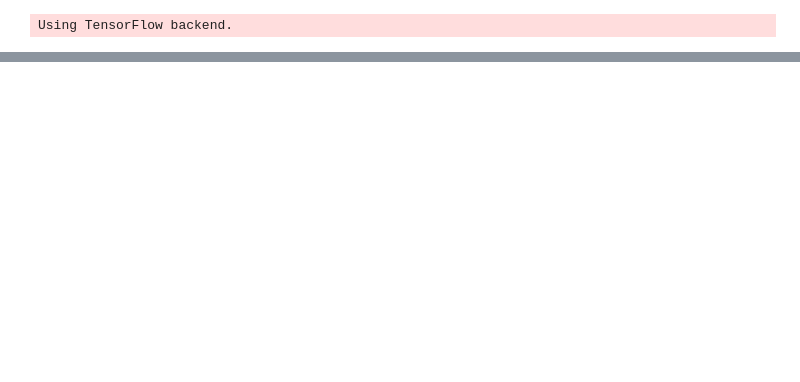
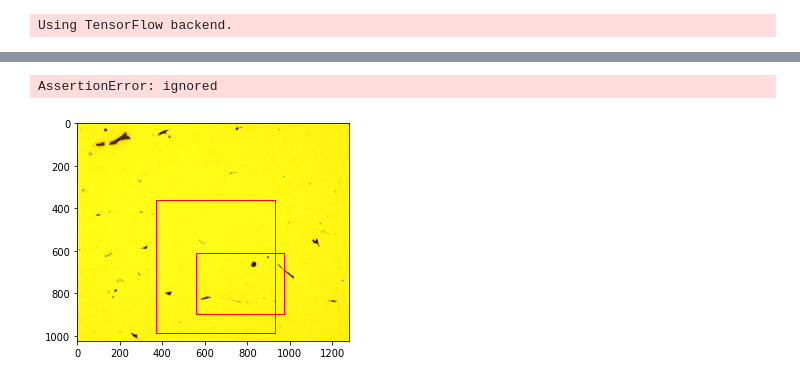
Before and after one commit to cabroderick/ML-AM-MQP, a Jupyter notebook: mask_rcnn.ipynb, the cells around one changed output, grey strips where cells are left out. Cells and saved outputs as stored; diff of their text form; code cells hidden in the pictures; blank space fills up the shorter version.

```diff
--- a/mask_rcnn.ipynb
+++ b/mask_rcnn.ipynb
@@ -265,3 +268,41 @@ Epoch 1/1
+# %%
+# model_path = 'custom_maskrcnn_weights.h5'
+# model.keras_model.save_weights(model_path)
+
+# draw an image with detected objects
+def draw_image_with_boxes(filename, boxes_list):
+     # load the image
+     data = pyplot.imread(filename)
+     # plot the image
+     pyplot.imshow(data)
+     # get the context for drawing boxes
+     ax = pyplot.gca()
+     # plot each box
+     for box in boxes_list:
+          # get coordinates
+          y1, x1, y2, x2 = box
+          # calculate width and height of the box
+          width, height = x2 - x1, y2 - y1
+          # create the shape
+          rect = Rectangle((x1, y1), width, height, fill=False, color='red')
+          # draw the box
+          ax.add_patch(rect)
+     # show the plot
+     pyplot.show()
+
+# load photograph
+img = load_img('/root/ML-AM-MQP/Data/Trial/H6/A1H6COL_10X_BF_ZUYL_27.tif')
+img = img_to_array(img)
+
+model = MaskRCNN(mode='inference', model_dir='./', config=CustomConfig())
+model.load_weights('/root/ML-AM-MQP/Data/Trial/Labeled H6/custom_maskrcnn_weights.h5', by_name=True, exclude=["mrcnn_class_logits", "mrcnn_bbox_fc",  "mrcnn_bbox", "mrcnn_mask"])
+
+# make prediction
+results = model.detect(img, verbose=0)
+# visualize the results
+draw_image_with_boxes('/root/ML-AM-MQP/Data/Trial/H6/A1H6COL_10X_BF_ZUYL_27.tif', results[0]['rois'])
+# %% [output]
+AssertionError: ignored
 # %%
 
 # example of inference with a pre-trained coco model
@@ -280,34 +321,37 @@ def draw_image_with_boxes(filename, boxes_list):
      pyplot.imshow(data)
      # get the context for drawing boxes
      ax = pyplot.gca()
      # plot each box
      for box in boxes_list:
           # get coordinates
           y1, x1, y2, x2 = box
           # calculate width and height of the box
           width, height = x2 - x1, y2 - y1
           # create the shape
           rect = Rectangle((x1, y1), width, height, fill=False, color='red')
           # draw the box
           ax.add_patch(rect)
      # show the plot
      pyplot.show()
 
 # define the test configuration
 class TestConfig(Config):
      NAME = "test"
      GPU_COUNT = 1
      IMAGES_PER_GPU = 1
-     NUM_CLASSES = 1 + 80
+     NUM_CLASSES = 3
 
 # define the model
 rcnn = MaskRCNN(mode='inference', model_dir='./', config=TestConfig())
 # load coco model weights
-rcnn.load_weights('mask_rcnn_coco.h5', by_name=True)
+rcnn.load_weights('/root/ML-AM-MQP/Data/Trial/Labeled H6/mask_rcnn_coco.h5', by_name=True, exclude=["mrcnn_class_logits", "mrcnn_bbox_fc",  "mrcnn_bbox", "mrcnn_mask"])
+rcnn.load_weights('/root/ML-AM-MQP/Data/Trial/Labeled H6/custom_maskrcnn_weights.h5', by_name=True)
 # load photograph
-img = load_img('img.tif')
+img = load_img('/root/ML-AM-MQP/Data/Trial/H6/A1H6COL_10X_BF_ZUYL_22.tif')
 img = img_to_array(img)
 # make prediction
 results = rcnn.detect([img], verbose=0)
 # visualize the results
-draw_image_with_boxes('img.tif', results[0]['rois'])
+draw_image_with_boxes('/root/ML-AM-MQP/Data/Trial/H6/A1H6COL_10X_BF_ZUYL_22.tif', results[0]['rois'])
+# %% [output]
+[figure, added]
```
Also changed, not shown: parts of 2 cells of this notebook.
